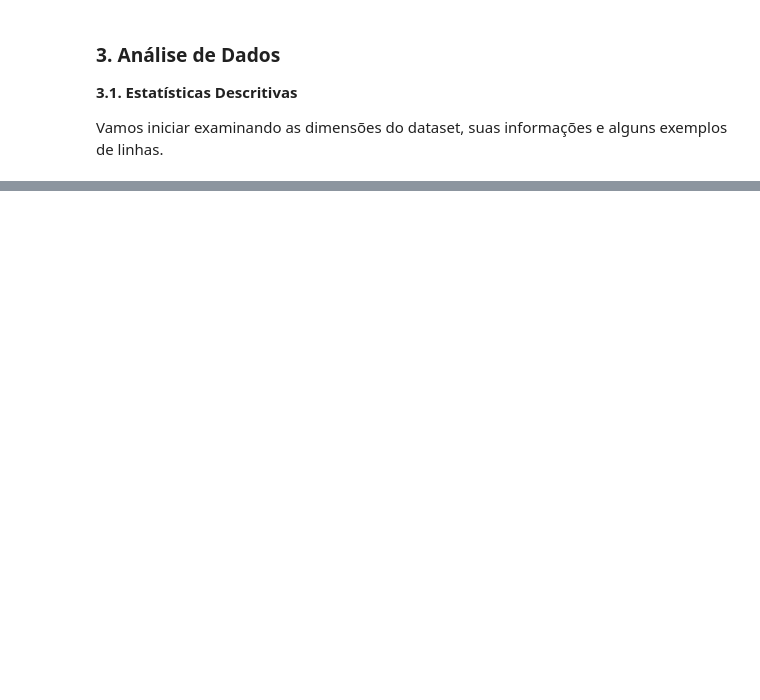
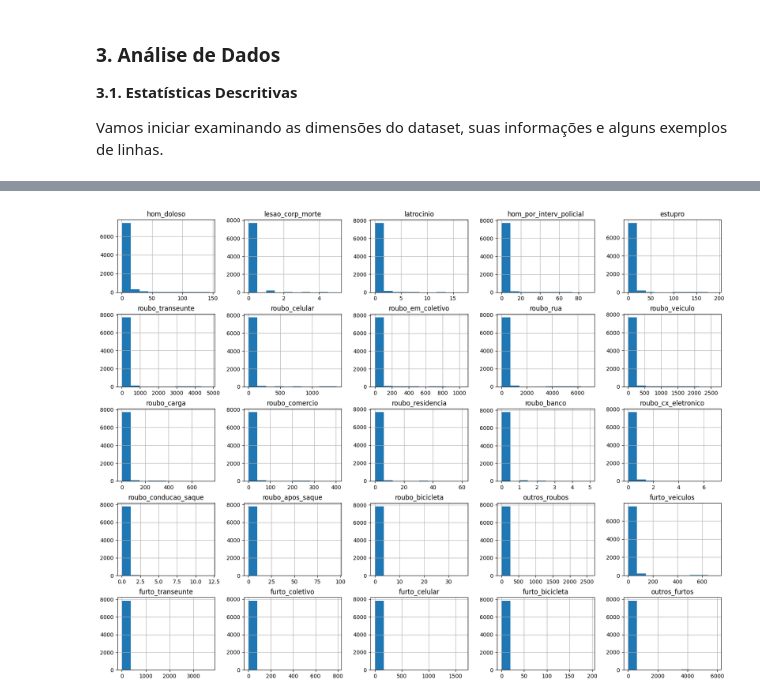
Before and after one commit to eccardoso/mvp-analise-de-dados-e-boas-praticas, a Jupyter notebook: MVP_Análise_de_Dados.ipynb, the cells around one changed output, grey strips where cells are left out. Cells and saved outputs as stored; diff of their text form; code cells hidden in the pictures; blank space fills up the shorter version.

```diff
--- a/MVP_Análise_de_Dados.ipynb
+++ b/MVP_Análise_de_Dados.ipynb
@@ -156,0 +182,7 @@ dataset.describe()
+# %%
+datasetclone=dataset.iloc[:,4:]
+datasetclone.head(10)
+datasetclone.hist(figsize = (20,15))
+plt.show()
+# %% [output]
+[figure, added]
```
Also changed, not shown: parts of 13 cells of this notebook.
